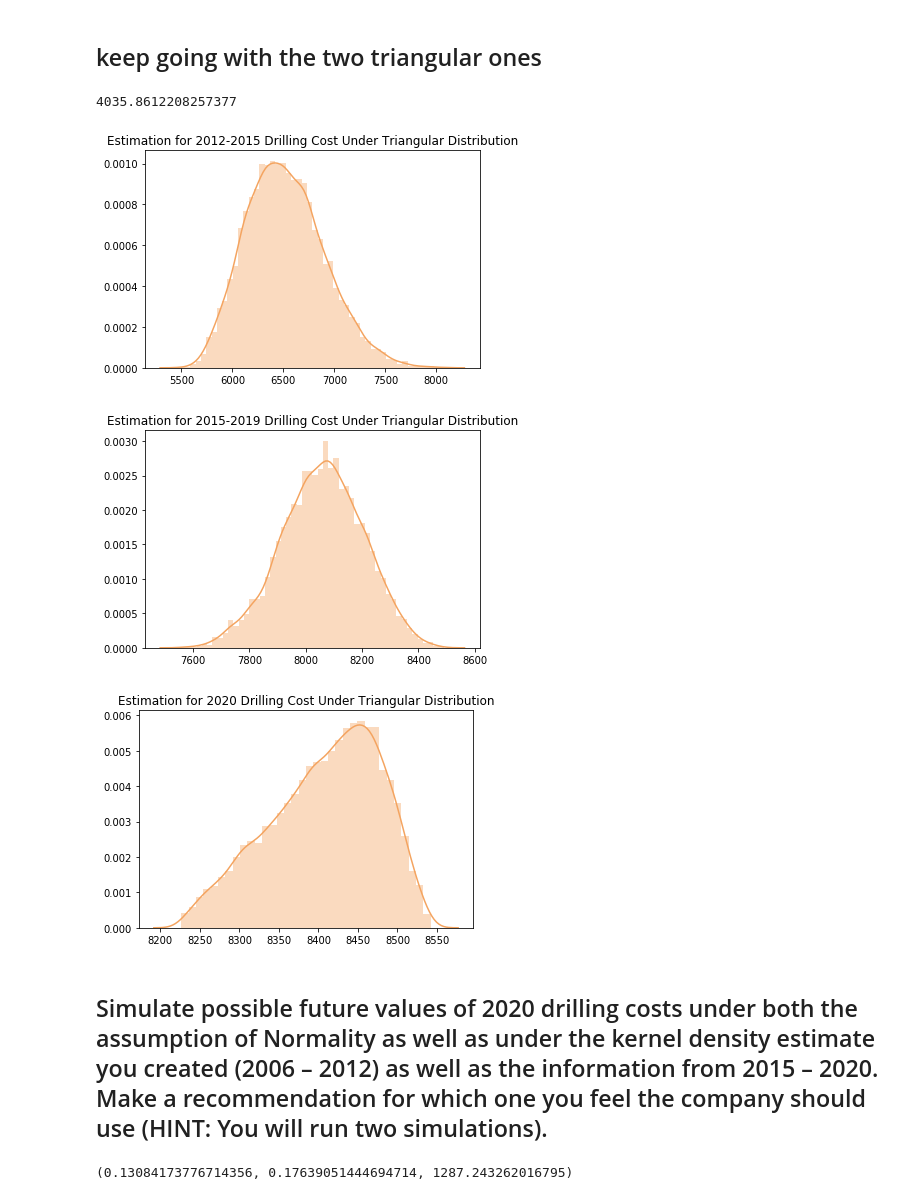
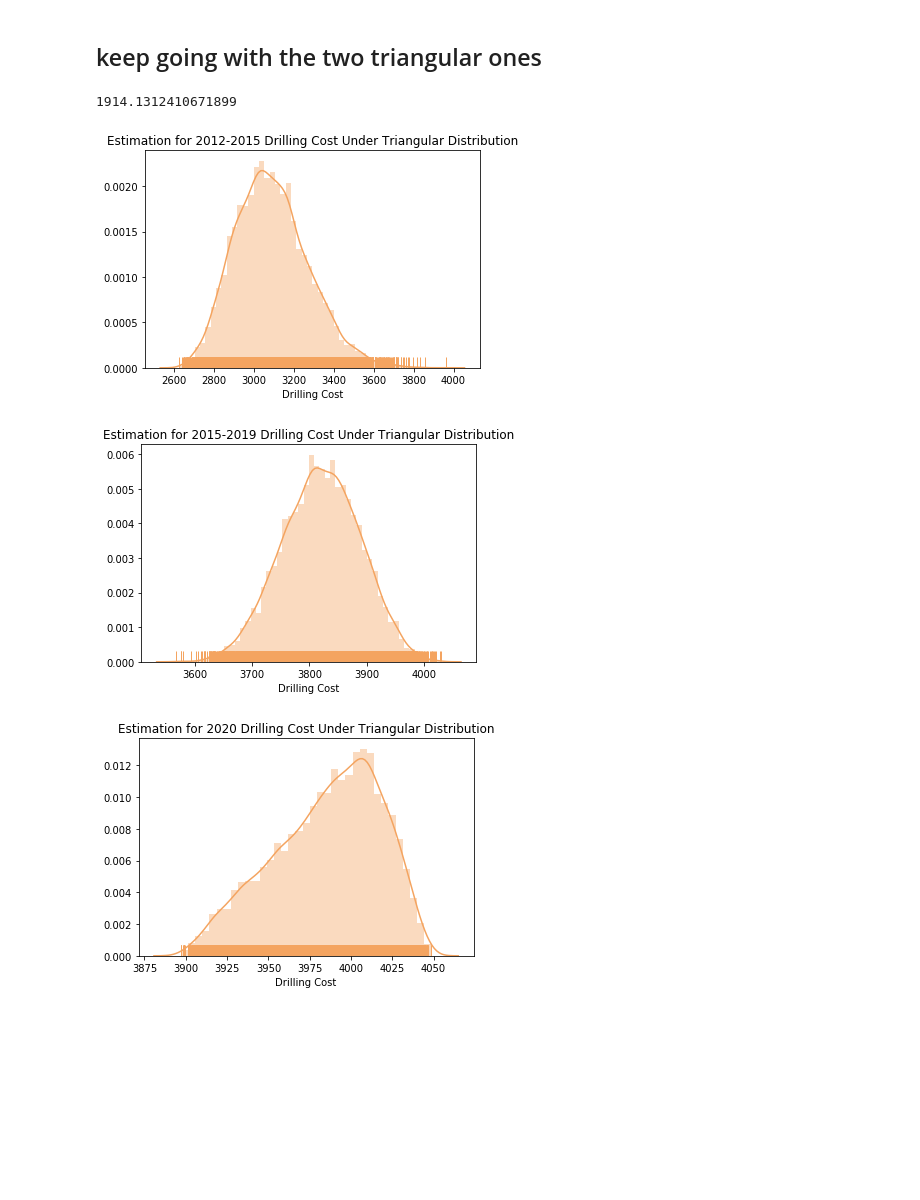
Before and after one commit to luwu29/IAA_profiles, a Jupyter notebook: Simulation HW_1.ipynb, the cells around one changed output. Saved outputs shown, nothing was run; the diff lists cells and outputs as text; code cells hidden in the pictures; blank space fills up the shorter version.

```diff
--- a/Simulation HW_1.ipynb
+++ b/Simulation HW_1.ipynb
@@ -220,3 +228,0 @@ def kde_sklearn(x, x_grid, bandwidth, **kwargs):
-# %%
-x, x_grid,bandwidth =df['Return'], np.linspace(-.5, .5, 100),  0.1
-kernel_1990_2006=kde_sklearn(x, x_grid, bandwidth)
@@ -302,16 +285,11 @@ plt.show()
 # %%
 cost_t0=963.8020833333336
 x, x_grid,bandwidth =df['Return'], np.linspace(-.5, .5, 100),  0.09
+for i in range(10000):
+    dx = kde_sample(x, x_grid, n = 100, bandwidth=bandwidth)
+    cost_t = cost_t0*(1+dx)
 
-def simulate_kde(cost_t0, x,x_grid,
-                bandwidth):
-        # for kde sampling
-        for i in range(10000):
-
-            dx = kde_sample(x, x_grid, n = 10000, bandwidth=bandwidth)
-            cost_t = cost_t0*(1+dx)
-
-            for j in range(2006, 2012):
-                dx = kde_sample(x, x_grid, n = 10000, bandwidth=bandwidth)
-                cost_t =  cost_t*(1+dx)
-            return cost_t
+      # year == [2008, 2009, 2010, 2011, 2012]
+    for j in range(5):
+        dx = kde_sample(x, x_grid, n = 100, bandwidth=bandwidth)
+        cost_t = cost_t*(1+dx)
@@ -337,9 +313,11 @@ plt.show()
 # %% [markdown]
 ## keep going with the two triangular ones
+# %%
+kernel_2006_2012=cost_t
 # %%
 kernel_2006_2012.mean()
 # %% [output]
-4035.8612208257377
+1914.1312410671899
 # %%
 #2012-2015 average by 9.17% per year with a maximum of 22% and minimum of 7%.¶
 t_min1, t_mean1, t_max1=0.07, 0.0917, 0.22
@@ -354,18 +332,18 @@ def triangular(t_min1, t_mean1, t_max1):
         return Pt
 cost_2012_2015=triangular(t_min1, t_mean1, t_max1)
 # %%
-sns.distplot(cost_2012_2015, color='sandybrown')
+ax=sns.distplot(cost_2012_2015, color='sandybrown',rug=True)
 
 # giving labels to x-axis and y-axis
 ax.set(xlabel ='Drilling Cost')
 
 # giving title to the plot
 plt.title('Estimation for 2012-2015 Drilling Cost Under Triangular Distribution');
 
 # function to show plot
 plt.show()
 # %% [output]
-[figure, old version]
+[figure, new version]
 # %%
 #From 2015 to 2019 costs tended to increase on average by 5% per year with a maximum of 6% and minimum of 2%.
 t_min2, t_mean2, t_max2=0.02, 0.05, 0.06
@@ -381,7 +359,7 @@ def triangular(t_min2, t_mean2, t_max2):
 cost_2015_2019=triangular(t_min2, t_mean2, t_max2)
 # %%
 
-sns.distplot(cost_2015_2019, color='sandybrown')
+ax=sns.distplot(cost_2015_2019, color='sandybrown',rug=True)
 
 # giving labels to x-axis and y-axis
 ax.set(xlabel ='Drilling Cost')
@@ -392,7 +370,7 @@ plt.title('Estimation for 2015-2019 Drilling Cost Under Triangular Distribution'
 # function to show plot
 plt.show()
 # %% [output]
-[figure, old version]
+[figure, new version]
 # %%
 #2020 is forecasted to follow the same increase distribution as from 2015 to 2019.
 t_min3, t_mean3, t_max3=0.02, 0.05, 0.06
@@ -405,7 +383,7 @@ def triangular(t_min3, t_mean3, t_max3):
 cost_2020=triangular(t_min3, t_mean3, t_max3)
 # %%
 
-sns.distplot(cost_2020, color='sandybrown')
+ax=sns.distplot(cost_2020, color='sandybrown',rug=True)
 
 # giving labels to x-axis and y-axis
 ax.set(xlabel ='Drilling Cost')
@@ -416,6 +394,4 @@ plt.title('Estimation for 2020 Drilling Cost Under Triangular Distribution');
 # function to show plot
 plt.show()
 # %% [output]
-[figure, old version]
+[figure, new version]
-# %% [markdown]
-## Simulate possible future values of 2020 drilling costs under both the assumption of Normality as well as under the kernel density estimate you created (2006 – 2012) as well as the information from 2015 – 2020. Make a recommendation for which one you feel the company should use (HINT: You will run two simulations).
@@ -433,7 +397,0 @@ return_2006_2019=normal_return(mu, sigma)
-# %%
-## 2019 normal
-
-mu, sigma, cost_t0 = np.mean(return_2006_2019), np.std(return_2006_2019), cost_2015_2019.mean()
-mu, sigma, cost_t0
-# %% [output]
-(0.13084173776714356, 0.17639051444694714, 1287.243262016795)
```
Also changed, not shown: parts of 16 cells of this notebook.
